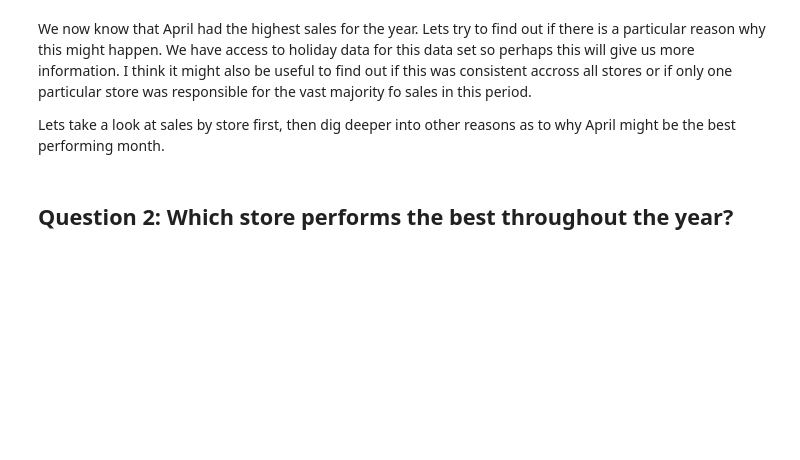
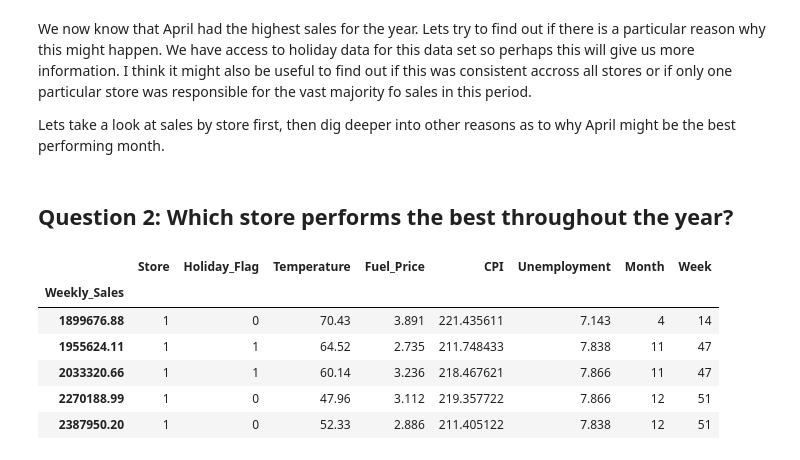
Before and after one commit to mitzu-93/walmart, a Jupyter notebook: Walmart Sales Analysis.ipynb, the cells around one changed output. Saved outputs shown, nothing was run; the diff lists cells and outputs as text; code cells hidden in the pictures; blank space fills up the shorter version.

Commit message:
added filter to store column, likely not the right way

```diff
--- a/Walmart Sales Analysis.ipynb
+++ b/Walmart Sales Analysis.ipynb
@@ -106,3 +106,19 @@ We now know that April had the highest sales for the year. Lets try to find out
 Lets take a look at sales by store first, then dig deeper into other reasons as to why April might be the best performing month.
 # %% [markdown]
 ## Question 2: Which store performs the best throughout the year?
+# %%
+store1 = all_data[all_data['Store'] == 1].groupby('Month').sum()
+store2 = all_data[all_data['Store'] == 2]
+store3 = all_data[all_data['Store'] == 3]
+store4 = all_data[all_data['Store'] == 4]
+store5 = all_data[all_data['Store'] == 5]
+# %%
+store1.tail()
+# %% [output]
+|  | Store | Holiday_Flag | Temperature | Fuel_Price | CPI | Unemployment | Month | Week |
+| Weekly_Sales |  |  |  |  |  |  |  |  |
+| 1899676.88 | 1 | 0 | 70.43 | 3.891 | 221.435611 | 7.143 | 4 | 14 |
+| 1955624.11 | 1 | 1 | 64.52 | 2.735 | 211.748433 | 7.838 | 11 | 47 |
+| 2033320.66 | 1 | 1 | 60.14 | 3.236 | 218.467621 | 7.866 | 11 | 47 |
+| 2270188.99 | 1 | 0 | 47.96 | 3.112 | 219.357722 | 7.866 | 12 | 51 |
+| 2387950.20 | 1 | 0 | 52.33 | 2.886 | 211.405122 | 7.838 | 12 | 51 |
```
Also changed, not shown: parts of 3 cells of this notebook.
